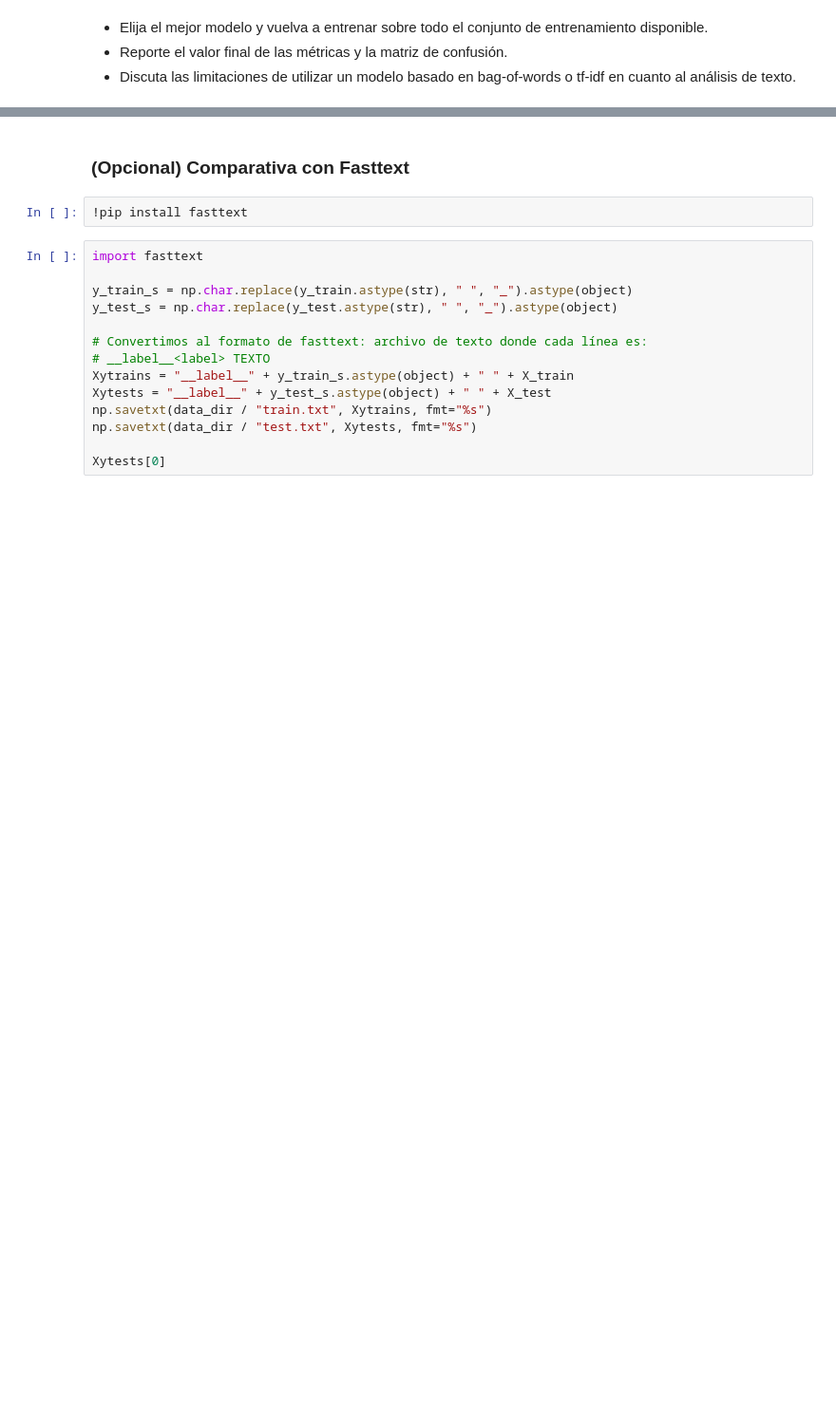
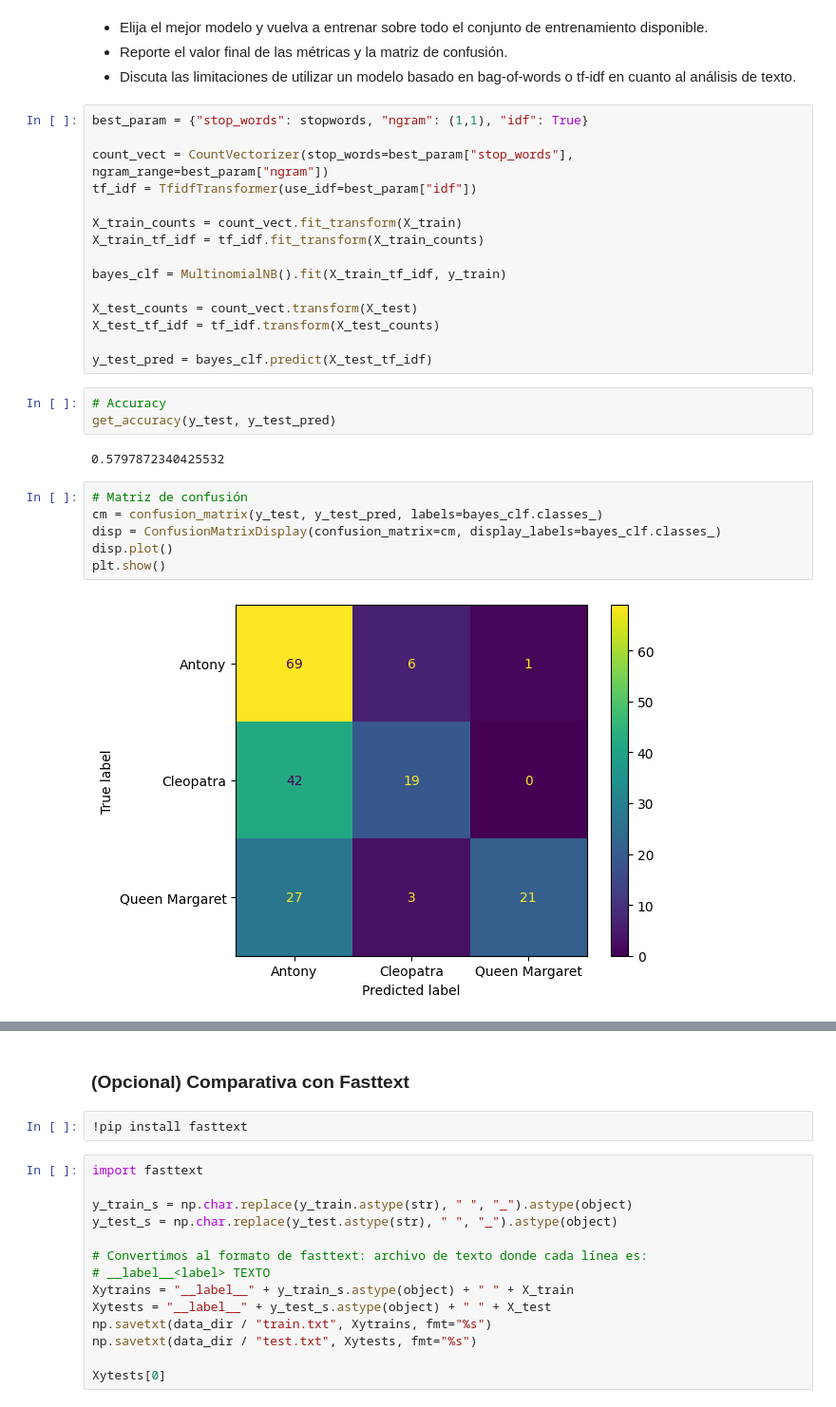
Before and after one commit to enzofali/intro-cd, a Jupyter notebook: Tarea_2/Tarea2_resolucion.ipynb, the cells around one changed output, grey strips where cells are left out. Shown: that part at 95% size. Cells and saved outputs as stored; diff of their text form; blank space fills up the shorter version.

```diff
--- a/Tarea_2/Tarea2_resolucion.ipynb
+++ b/Tarea_2/Tarea2_resolucion.ipynb
@@ -704,3 +708,31 @@ plt.show()
 - Elija el mejor modelo y vuelva a entrenar sobre todo el conjunto de entrenamiento disponible.
 - Reporte el valor final de las métricas y la matriz de confusión.
 - Discuta las limitaciones de utilizar un modelo basado en bag-of-words o tf-idf en cuanto al análisis de texto.
+# %%
+best_param = {"stop_words": stopwords, "ngram": (1,1), "idf": True}
+
+count_vect = CountVectorizer(stop_words=best_param["stop_words"], ngram_range=best_param["ngram"])
+tf_idf = TfidfTransformer(use_idf=best_param["idf"])
+
+X_train_counts = count_vect.fit_transform(X_train)
+X_train_tf_idf = tf_idf.fit_transform(X_train_counts)
+
+bayes_clf = MultinomialNB().fit(X_train_tf_idf, y_train)
+
+X_test_counts = count_vect.transform(X_test)
+X_test_tf_idf = tf_idf.transform(X_test_counts)
+
+y_test_pred = bayes_clf.predict(X_test_tf_idf)
+# %%
+# Accuracy
+get_accuracy(y_test, y_test_pred)
+# %% [output]
+0.5797872340425532
+# %%
+# Matriz de confusión
+cm = confusion_matrix(y_test, y_test_pred, labels=bayes_clf.classes_)
+disp = ConfusionMatrixDisplay(confusion_matrix=cm, display_labels=bayes_clf.classes_)
+disp.plot()
+plt.show()
+# %% [output]
+[figure, added]
```
Also changed, not shown: parts of 7 cells of this notebook.
